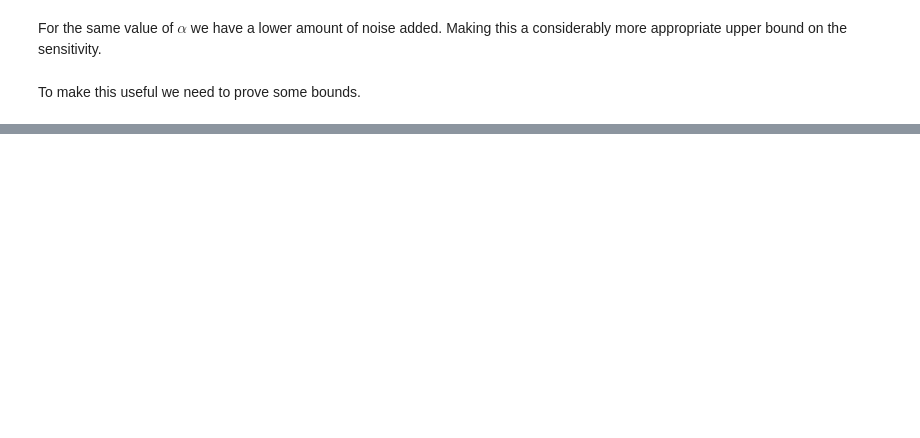
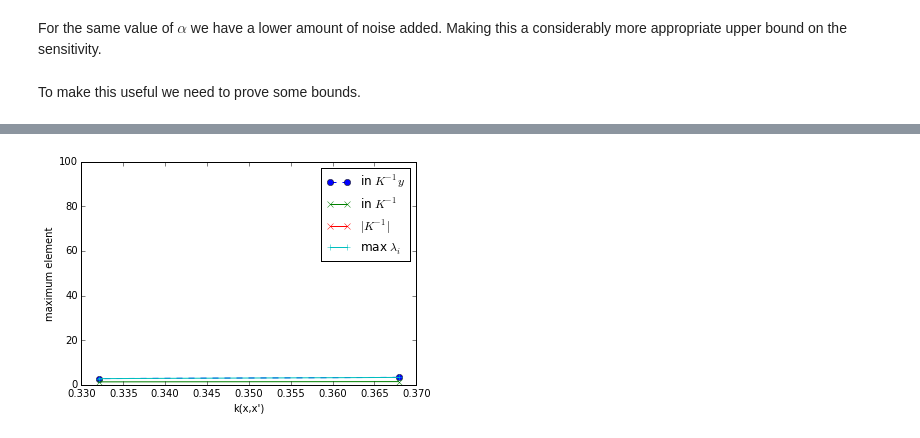
Before and after one commit to scikic/virtual, a Jupyter notebook: Virtual Patients.ipynb, the cells around one changed output, grey strips where cells are left out. Drawn from its saved outputs; the diff is of its cells as text; code cells hidden in the pictures; blank space fills up the shorter version.

```diff
--- a/Virtual Patients.ipynb
+++ b/Virtual Patients.ipynb
@@ -687,19 +726,19 @@ Notes:
  - We need to find out what these values are (done below).
  - We will need to prove actual analytical bounds (and not use these numerical approximations).
 # %%
+np.set_printoptions(precision=4, suppress=True)
 def k(a,b):
     out = np.zeros((a.shape[0],b.shape[0]))
     for i in range(a.shape[0]):
         for j in range(b.shape[0]):
-           # print np.sum((a[i,:]-b[j,:])**2)
             out[i,j] = np.exp(-np.sum((a[i,:]-b[j,:])**2)) #seriously need to rewrite this whole loop with some matrix algebra
 
     return out
 
 
-nmax = 5
-d = 2
-for Ndims in range(1,6):
+nmax = 3
+d = 1
+for Ndims in range(1,2):
     if Ndims == 1:
         A=np.mgrid[0:nmax]
     if Ndims == 2:
@@ -712,26 +751,34 @@ for Ndims in range(1,6):
         A=np.mgrid[0:nmax,0:nmax,0:nmax,0:nmax,0:nmax]
     A = d*A
 
+
     A =A.reshape(Ndims,-1).T
     y = np.ones(A.shape[0])
   #  for i in range(Ndims):
   #      if i%2==0:
  #           y[i] = -1 #flip one to get us into right quadrant
-
+#    print A
     K = k(A,A)
+ #   print K
   #  plt.matshow(K)
 
     G = np.linalg.inv(K)
+    #print G
   #  plt.matshow(G)
     print "--------------------------"
     print "Dimensions: %d" % Ndims
     #the abs is because we're interested in what the largest value for y=[1,-1,..etc]
     print "Maxmimum Gy: %0.2f" % np.max(np.dot(np.abs(G),y))
+    print np.dot(np.abs(G),y)
     #print "Sum of abs of vector: %0.2f" % np.sum(np.dot(np.abs(G),y))
-    evals, _ = np.linalg.eig(K)
+    evals, evecs = np.linalg.eig(K)
     print "Minimum eigenvalue of the covariance matrix: %0.3f" % np.min(evals)
     print "Inverse: %0.2f" % (1.0/np.min(evals))
     print "Sum of the elements in one column of the covariance matrix: %0.2f" % np.max(np.sum(K,axis=0))
+    print "Determinant of K: %0.2f" % np.linalg.det(K)
+    print "Determinant of K^-1: %0.2f" % np.linalg.det(G)
+    print evecs
+    print evals
     #print "So upper bound on Gy is %0.2f" % (Ndims/np.min(evals))
 # %% [output]
 --------------------------
@@ -814,0 +903,63 @@ To make this useful we need to prove some bounds.
+# %%
+import numpy as np
+np.set_printoptions(precision=2, suppress=True)
+
+def k(a,b):
+    a = a[:,None]
+    b = b[:,None]
+    a1 = a.repeat(b.shape[0],axis=1)
+    b1 = b.repeat(a.shape[0],axis=1)
+    return np.exp(-(a1.T-b1)**2)
+
+idx = 0
+dists = np.arange(1.0,1.05,0.05)
+results_Gy = np.zeros_like(dists) #biggest value in Gy
+results_G = np.zeros_like(dists)  #biggest value in G
+results_Gdet = np.zeros_like(dists)
+results_Gmaxeig = np.zeros_like(dists)
+for dist in dists:
+    #x = np.array([0,dist,dist*2,dist*3,dist*4,dist*5,dist*6,dist*7])
+    x = np.arange(0,40*dist,dist)
+    K = k(x,x)
+    G = np.linalg.inv(K)
+    checkerboard = np.zeros_like(G)
+    for i in range(checkerboard.shape[0]):
+        for j in range(checkerboard.shape[1]):
+            checkerboard[i,j]=1-2*((i+j) % 2)
+    det = np.linalg.det(K)
+    cf = np.multiply(det*G,checkerboard)
+    results_Gy[idx] = np.max(np.sum(np.abs(G),axis=0))
+    results_G[idx] = np.max(G)
+    results_Gdet[idx] = np.linalg.det(G)
+    evals, _ = np.linalg.eig(G)
+    results_Gmaxeig[idx] = np.max(evals)
+    idx = idx + 1
+
+import matplotlib.pyplot as plt
+%matplotlib inline
+kervals= k(np.array([0]),dists)
+#plt.plot(dists,results)
+plt.plot(kervals,results_Gy,'--o',label='in $K^{-1}y$')
+plt.plot(kervals,results_G,'-x',label='in $K^{-1}$')
+plt.plot(kervals,results_Gdet,'-x',label='$|K^{-1}|$')
+plt.plot(kervals,results_Gmaxeig,'-+',label='max $\lambda_i$')
+
+plt.xlabel('k(x,x\')')
+plt.legend(loc='upper left')
+plt.ylabel('maximum element')
+plt.legend()
+plt.ylim([0,100])
+plt.figure()
+plt.semilogy(dists,results_Gy,'--o',label='in $K^{-1}y$')
+plt.semilogy(dists,results_G,'-x',label='in $K^{-1}$')
+plt.semilogy(dists,results_Gdet,'-x',label='$|K^{-1}|$')
+plt.semilogy(dists,results_Gmaxeig,'-+',label='max $\lambda_i$')
+
+plt.xlabel('$x\'-x$')
+plt.ylabel('maximum element')
+plt.plot([0,2],[1,1])
+plt.legend(loc='upper right')
+plt.ylim([0,200000])
+plt.xlim([0,2])
+plt.grid()
+# %% [output]
@@ -814,0 +967 @@ To make this useful we need to prove some bounds.
+[figure, added]
```
Also changed, not shown: parts of 18 cells of this notebook.
